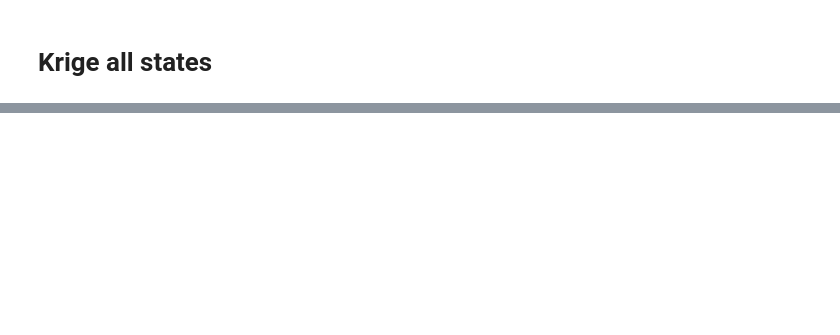
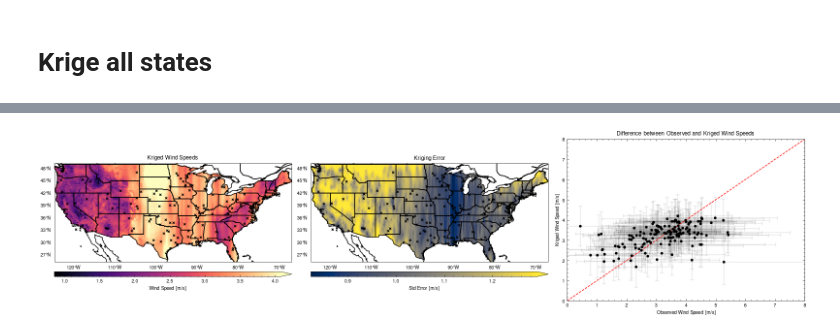
Before and after one commit to ivalencius/wind-analysis, a Jupyter notebook: scripts/krige_development.ipynb, the cells around one changed output, grey strips where cells are left out. Cells and saved outputs as stored; diff of their text form; code cells hidden in the pictures; blank space fills up the shorter version.

```diff
--- a/scripts/krige_development.ipynb
+++ b/scripts/krige_development.ipynb
@@ -507,38 +522,42 @@ plt.show()
 # %%
 v_pos = (
-    states['longitude'].mean('state').values.flatten(),
-    states['latitude'].mean('state').values.flatten(),
+    l48_mon['longitude'].mean('state').values.flatten(),
+    l48_mon['latitude'].mean('state').values.flatten(),
 )
-v_val = states['windspeeds'].mean('state').values.flatten()
+v_val = l48_mon['windspeeds'].mean('state').values.flatten()
 
-fit_model = gs.Cubic(latlon=True, geo_scale=gs.tools.DEGREE_SCALE)
-bin_center, gamma = gs.vario_estimate(v_pos, v_val,latlon=True, geo_scale=gs.tools.DEGREE_SCALE)
-fit_model.fit_variogram(bin_center, gamma) # nugget=False ???
+fit_model = gs.Stable(latlon=True, var=0.921, len_scale=1.14, nugget=0.639, geo_scale=57.3, alpha=0.666)
+# # bin_center, gamma = gs.vario_estimate(v_pos, v_val,latlon=True, geo_scale=gs.tools.DEGREE_SCALE)
+# # fit_model.fit_variogram(bin_center, gamma) # nugget=False ???
 
-fig, ax = plt.subplots(figsize=(7,4))
-fit_model.plot(ax=ax, x_max=45)
-ax.scatter(bin_center, gamma)
-print(fit_model)
-drift = [t_station['elevation_stddev'].values.flatten()]
+# fig, ax = plt.subplots(figsize=(7,4))
+# # fit_model.plot(ax=ax, x_max=45)
+# # ax.scatter(bin_center, gamma)
+# # print(fit_model)
+# Get holdout stations
+hs_ind =  np.random.choice(v_val.shape[0], int(np.floor(len(v_val)*0.1)), replace=False)
+# Take indexes *not* in holdout stations
+t_ind = np.setdiff1d(np.arange(v_val.shape[0]), hs_ind)
+drift = t_station['elevation_stddev'].values.flatten()
 krig = gs.krige.ExtDrift(
     model=fit_model,
-    cond_pos=v_pos,
-    cond_val=v_val,
-    ext_drift = drift,
-    # exact=False, # Error not implemented
-    # cond_err=states['windspeeds'].mean('state').std('station_id')
+    cond_pos=(v_pos[0][t_ind], v_pos[1][t_ind]),
+    cond_val=v_val[t_ind],
+    ext_drift = drift[t_ind],
+    exact=False, # Error not implemented
+    cond_err=l48_mon['gamma_err'].values.flatten()[t_ind]
 )
 lons, lats = np.meshgrid(t_all['longitude'].values.flatten(), t_all['latitude'].values.flatten())
 
-k, err = krig((lons, lats), ext_drift=[t_all['elevation_stddev'].values.flatten()])
+field, var = krig((lons, lats), ext_drift=[t_all['elevation_stddev'].values.flatten()])
 
-k_field = k.reshape(t_all['elevation'].shape)
-e_field = err.reshape(t_all['elevation'].shape)
+k_field = field.reshape(t_all['elevation'].shape)
+std_field = np.sqrt(var).reshape(t_all['elevation'].shape)
 
-# k_field[mask] = np.nan
-# e_field[mask] = np.nan
-# Plot error between observed and kriged speeds
-# Sample kriged data at station locations
-station_pred, station_err = krig((cond_pos[0], cond_pos[1]), ext_drift=drift)
+# Get kriged prediction on the holdout set
+holdout_pos = (v_pos[0][hs_ind], v_pos[1][hs_ind])
+station_pred, station_var = krig(holdout_pos, ext_drift=drift[hs_ind])
 
-krige_comparison_plots(cond_pos, cond_val, cond_errs, k_field, e_field, station_pred, station_err)
+krige_comparison_plots(holdout_pos, v_val[hs_ind], l48_mon['gamma_err'].values.flatten()[hs_ind], k_field, e_field, station_pred, np.sqrt(station_var), (16,4))
+# %% [output]
+[figure, added]
```
Also changed, not shown: parts of 16 cells of this notebook.
